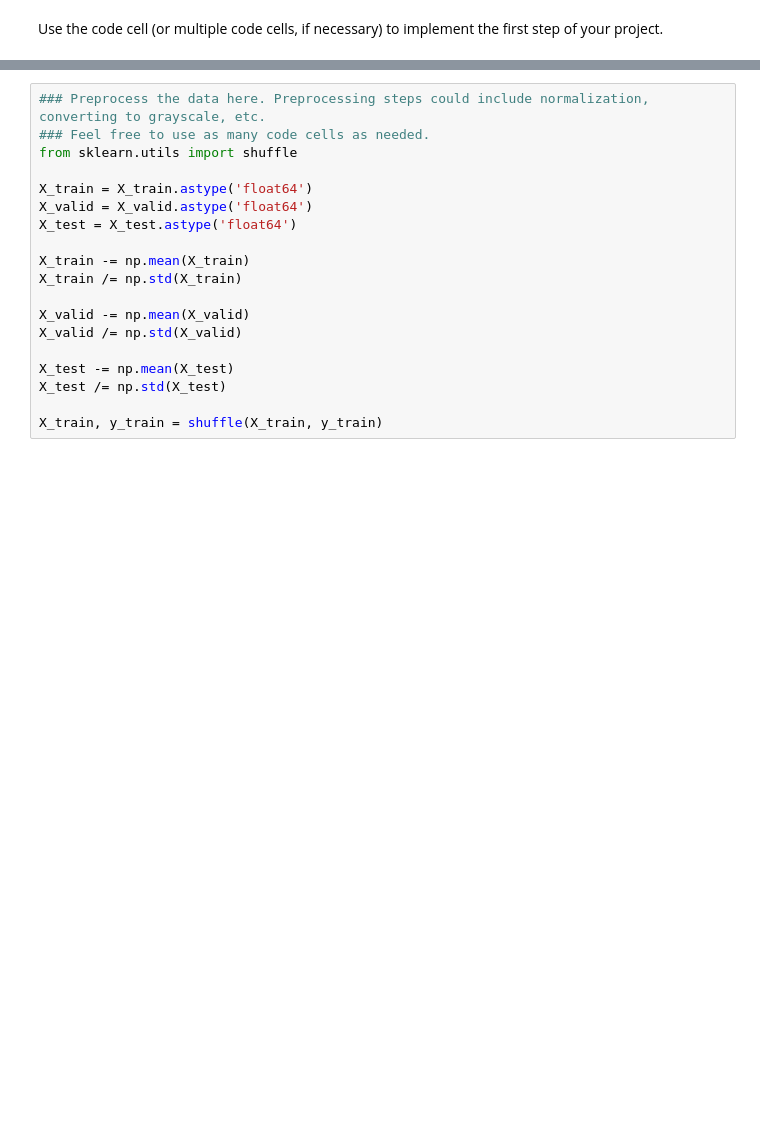
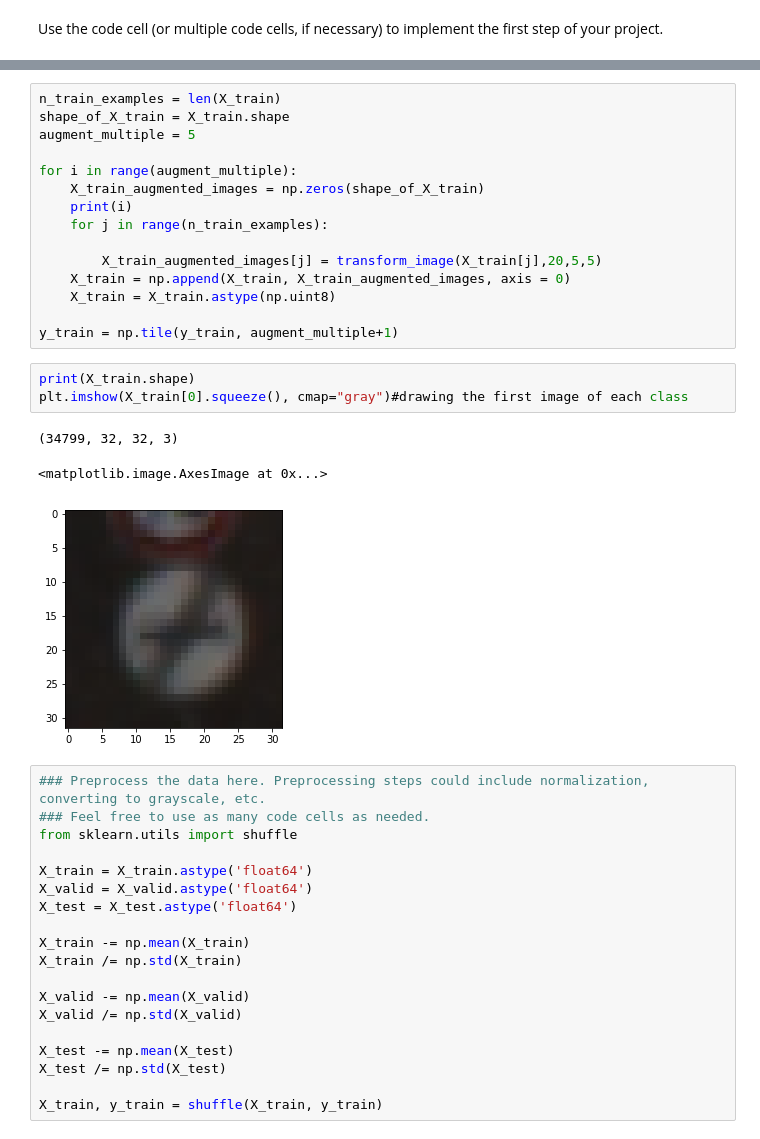
Before and after one commit to Linstancy/Traffic-Sign-Classifier, a Jupyter notebook: Traffic_Sign_Classifier.ipynb, the cells around one changed output, grey strips where cells are left out. Saved outputs shown, nothing was run; the diff lists cells and outputs as text; blank space fills up the shorter version.

```diff
--- a/Traffic_Sign_Classifier.ipynb
+++ b/Traffic_Sign_Classifier.ipynb
@@ -180,3 +282,25 @@ Use the code cell (or multiple code cells, if necessary) to implement the first
+# %%
+n_train_examples = len(X_train)
+shape_of_X_train = X_train.shape
+augment_multiple = 5
+
+for i in range(augment_multiple):
+    X_train_augmented_images = np.zeros(shape_of_X_train)
+    print(i)
+    for j in range(n_train_examples):
+
+        X_train_augmented_images[j] = transform_image(X_train[j],20,5,5)
+    X_train = np.append(X_train, X_train_augmented_images, axis = 0)
+    X_train = X_train.astype(np.uint8)
+
+y_train = np.tile(y_train, augment_multiple+1)
+# %%
+print(X_train.shape)
+plt.imshow(X_train[0].squeeze(), cmap="gray")#drawing the first image of each class
+# %% [output]
+(34799, 32, 32, 3)
+<matplotlib.image.AxesImage at 0x...>
+[figure, added]
 # %%
 ### Preprocess the data here. Preprocessing steps could include normalization, converting to grayscale, etc.
 ### Feel free to use as many code cells as needed.
```
Also changed, not shown: parts of 11 cells of this notebook, 3 other files.
